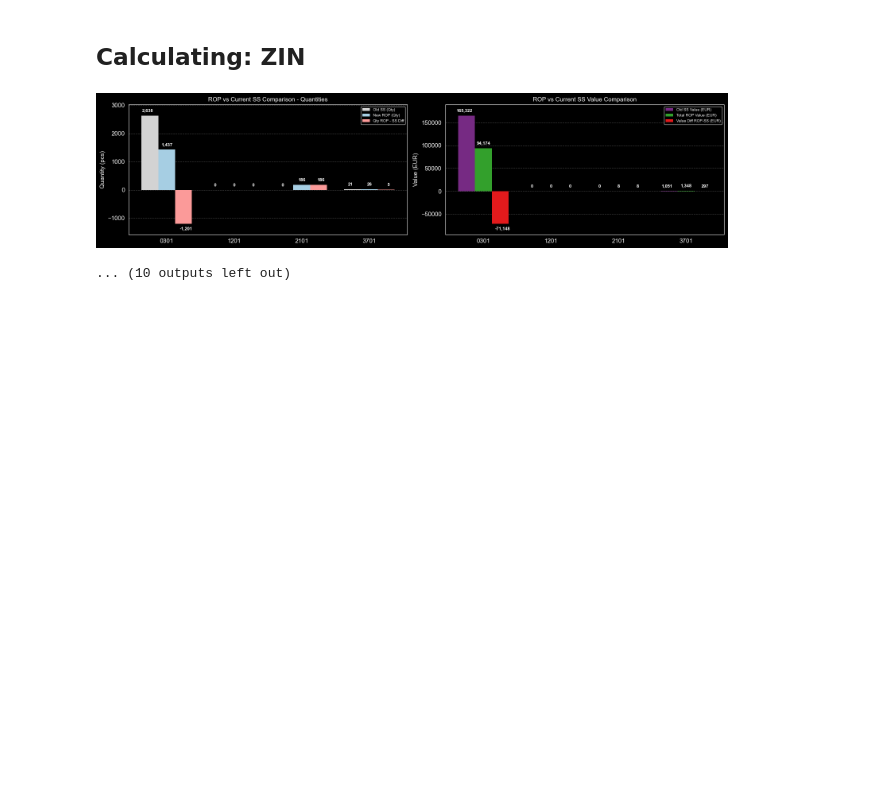
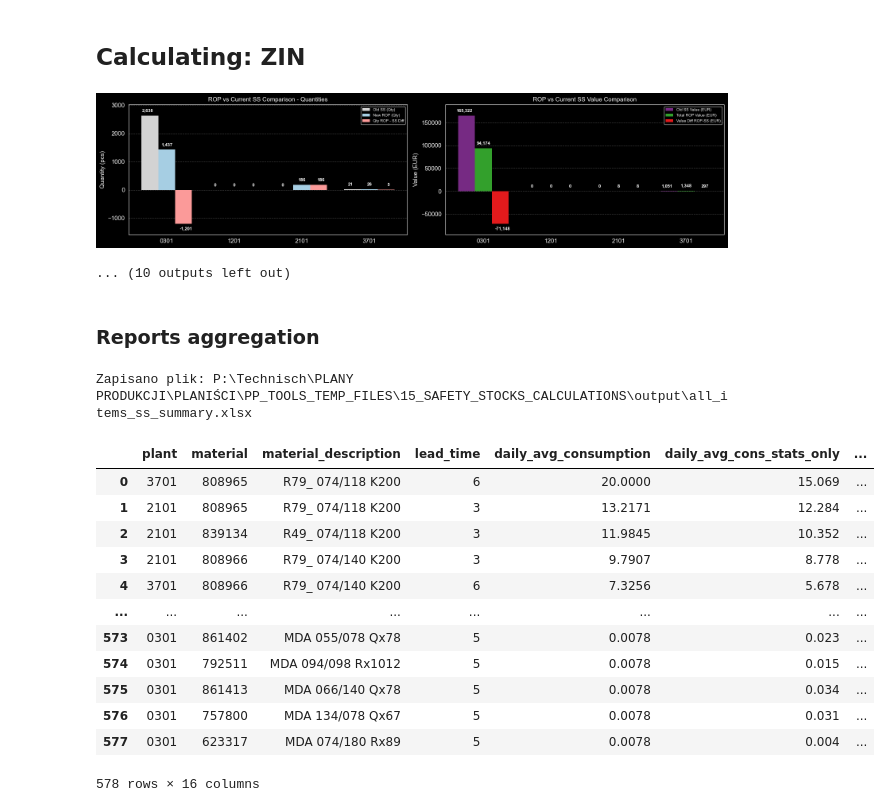
Before and after one commit to toThePyPoint/33_SAFETY_STOCKS_CALCULATIONS, a Jupyter notebook: ss_report_many_product_groups.ipynb, the cells around one changed output. Drawn from its saved outputs; the diff is of its cells as text; code cells hidden in the pictures; blank space fills up the shorter version.

Commit message:
add reports aggregation

```diff
--- a/ss_report_many_product_groups.ipynb
+++ b/ss_report_many_product_groups.ipynb
@@ -121,0 +119,21 @@ report_results = create_many_product_groups_report(
+# %% [markdown]
+### Reports aggregation
+# %%
+from reports_aggregation import aggregate_ss_summary_files
+
+aggregate_ss_summary_files(output_directory=output_directory, prod_groups=PRODUCT_GROUPS)
+# %% [output]
+Zapisano plik: P:\Technisch\PLANY PRODUKCJI\PLANIŚCI\PP_TOOLS_TEMP_FILES\15_SAFETY_STOCKS_CALCULATIONS\output\all_items_ss_summary.xlsx
+|  | plant | material | material_description | lead_time | daily_avg_consumption | daily_avg_cons_stats_only | ... |
+| 0 | 3701 | 808965 | R79_ 074/118 K200 | 6 | 20.0000 | 15.069 | ... |
+| 1 | 2101 | 808965 | R79_ 074/118 K200 | 3 | 13.2171 | 12.284 | ... |
+| 2 | 2101 | 839134 | R49_ 074/118 K200 | 3 | 11.9845 | 10.352 | ... |
+| 3 | 2101 | 808966 | R79_ 074/140 K200 | 3 | 9.7907 | 8.778 | ... |
+| 4 | 3701 | 808966 | R79_ 074/140 K200 | 6 | 7.3256 | 5.678 | ... |
+| ... | ... | ... | ... | ... | ... | ... | ... |
+| 573 | 0301 | 861402 | MDA 055/078 Qx78 | 5 | 0.0078 | 0.023 | ... |
+| 574 | 0301 | 792511 | MDA 094/098 Rx1012 | 5 | 0.0078 | 0.015 | ... |
+| 575 | 0301 | 861413 | MDA 066/140 Qx78 | 5 | 0.0078 | 0.034 | ... |
+| 576 | 0301 | 757800 | MDA 134/078 Qx67 | 5 | 0.0078 | 0.031 | ... |
+| 577 | 0301 | 623317 | MDA 074/180 Rx89 | 5 | 0.0078 | 0.004 | ... |
+578 rows × 16 columns
```
Also changed, not shown: parts of 1 cell of this notebook, 2 other files.
